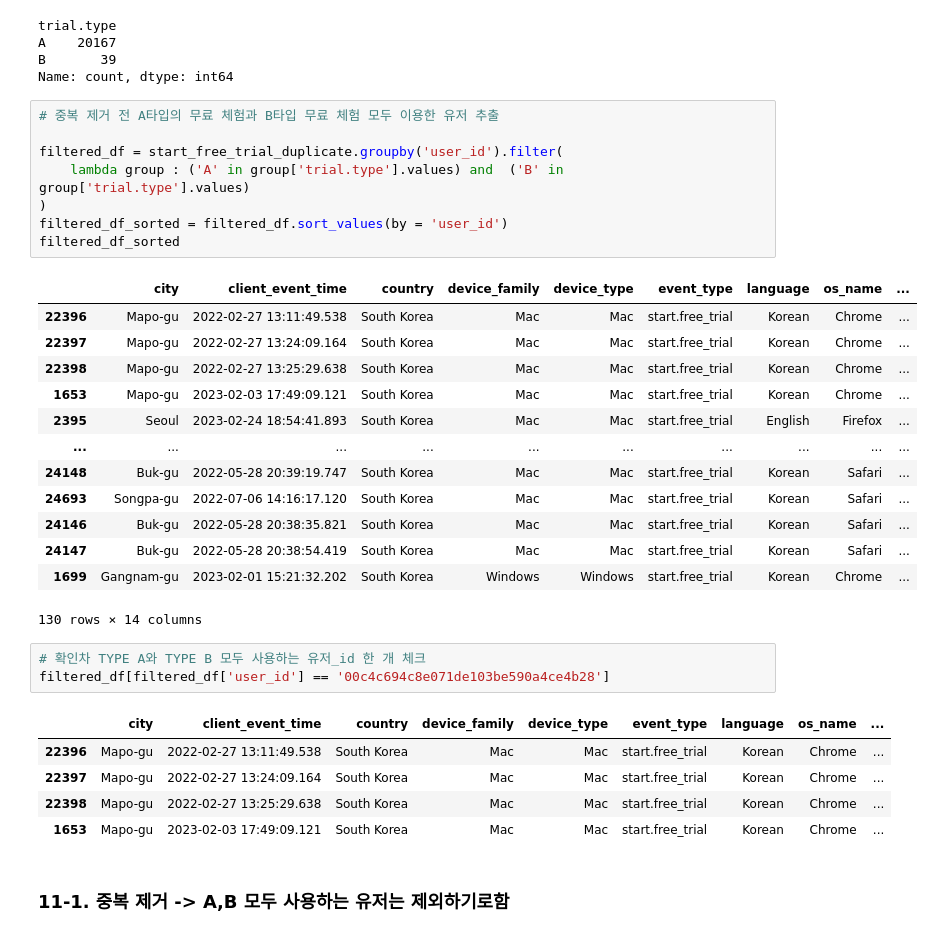
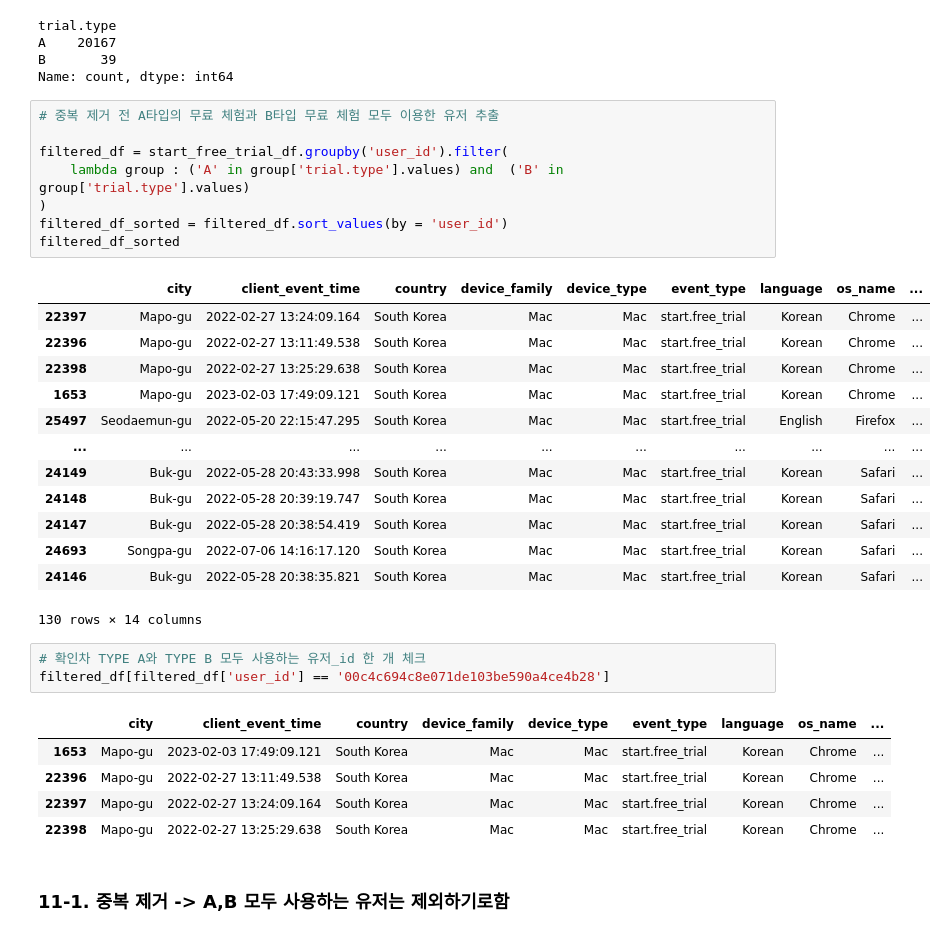
Before and after one commit to saeraniren/intermediate_project, a Jupyter notebook: geumhui_main.ipynb, the cells around one changed output. Drawn from its saved outputs; the diff is of its cells as text.

```diff
--- a/geumhui_main.ipynb
+++ b/geumhui_main.ipynb
@@ -1707,34 +1770,34 @@ Name: count, dtype: int64
 # %%
 # 중복 제거 전 A타입의 무료 체험과 B타입 무료 체험 모두 이용한 유저 추출
 
-filtered_df = start_free_trial_duplicate.groupby('user_id').filter(
+filtered_df = start_free_trial_df.groupby('user_id').filter(
     lambda group : ('A' in group['trial.type'].values) and  ('B' in group['trial.type'].values)
 )
 filtered_df_sorted = filtered_df.sort_values(by = 'user_id')
 filtered_df_sorted
 # %% [output]
 |  | city | client_event_time | country | device_family | device_type | event_type | language | os_name | ... |
+| 22397 | Mapo-gu | 2022-02-27 13:24:09.164 | South Korea | Mac | Mac | start.free_trial | Korean | Chrome | ... |
 | 22396 | Mapo-gu | 2022-02-27 13:11:49.538 | South Korea | Mac | Mac | start.free_trial | Korean | Chrome | ... |
-| 22397 | Mapo-gu | 2022-02-27 13:24:09.164 | South Korea | Mac | Mac | start.free_trial | Korean | Chrome | ... |
 | 22398 | Mapo-gu | 2022-02-27 13:25:29.638 | South Korea | Mac | Mac | start.free_trial | Korean | Chrome | ... |
 | 1653 | Mapo-gu | 2023-02-03 17:49:09.121 | South Korea | Mac | Mac | start.free_trial | Korean | Chrome | ... |
-| 2395 | Seoul | 2023-02-24 18:54:41.893 | South Korea | Mac | Mac | start.free_trial | English | Firefox | ... |
+| 25497 | Seodaemun-gu | 2022-05-20 22:15:47.295 | South Korea | Mac | Mac | start.free_trial | English | Firefox | ... |
 | ... | ... | ... | ... | ... | ... | ... | ... | ... | ... |
+| 24149 | Buk-gu | 2022-05-28 20:43:33.998 | South Korea | Mac | Mac | start.free_trial | Korean | Safari | ... |
 | 24148 | Buk-gu | 2022-05-28 20:39:19.747 | South Korea | Mac | Mac | start.free_trial | Korean | Safari | ... |
+| 24147 | Buk-gu | 2022-05-28 20:38:54.419 | South Korea | Mac | Mac | start.free_trial | Korean | Safari | ... |
 | 24693 | Songpa-gu | 2022-07-06 14:16:17.120 | South Korea | Mac | Mac | start.free_trial | Korean | Safari | ... |
 | 24146 | Buk-gu | 2022-05-28 20:38:35.821 | South Korea | Mac | Mac | start.free_trial | Korean | Safari | ... |
-| 24147 | Buk-gu | 2022-05-28 20:38:54.419 | South Korea | Mac | Mac | start.free_trial | Korean | Safari | ... |
-| 1699 | Gangnam-gu | 2023-02-01 15:21:32.202 | South Korea | Windows | Windows | start.free_trial | Korean | Chrome | ... |
 130 rows × 14 columns
 # %%
 # 확인차 TYPE A와 TYPE B 모두 사용하는 유저_id 한 개 체크
 filtered_df[filtered_df['user_id'] == '00c4c694c8e071de103be590a4ce4b28']
 # %% [output]
 |  | city | client_event_time | country | device_family | device_type | event_type | language | os_name | ... |
+| 1653 | Mapo-gu | 2023-02-03 17:49:09.121 | South Korea | Mac | Mac | start.free_trial | Korean | Chrome | ... |
 | 22396 | Mapo-gu | 2022-02-27 13:11:49.538 | South Korea | Mac | Mac | start.free_trial | Korean | Chrome | ... |
 | 22397 | Mapo-gu | 2022-02-27 13:24:09.164 | South Korea | Mac | Mac | start.free_trial | Korean | Chrome | ... |
 | 22398 | Mapo-gu | 2022-02-27 13:25:29.638 | South Korea | Mac | Mac | start.free_trial | Korean | Chrome | ... |
-| 1653 | Mapo-gu | 2023-02-03 17:49:09.121 | South Korea | Mac | Mac | start.free_trial | Korean | Chrome | ... |
 # %% [markdown]
 ### 11-1. 중복 제거 -> A,B 모두 사용하는 유저는 제외하기로함
 # %%
```
Also changed, not shown: parts of 30 cells of this notebook.
